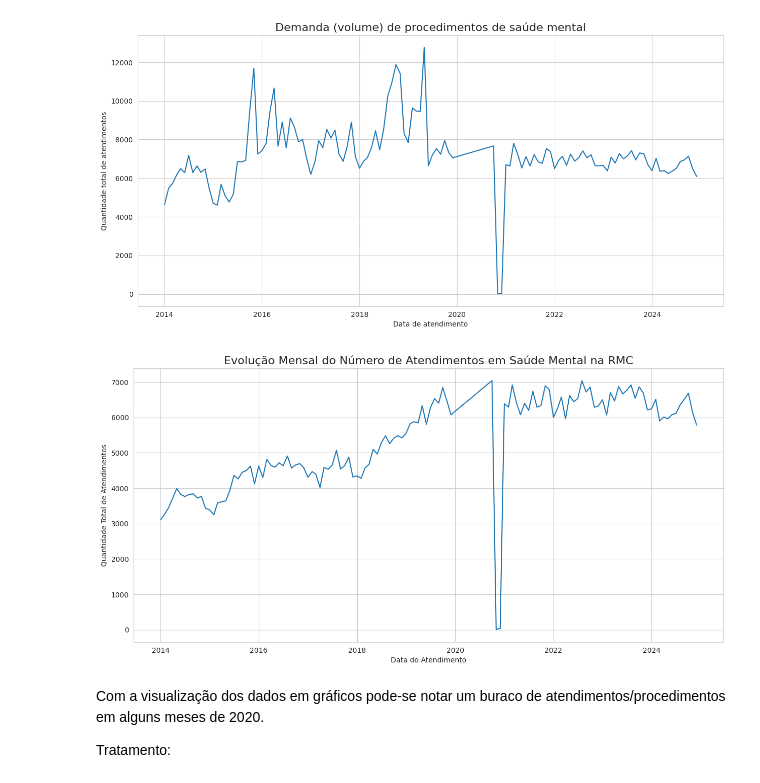
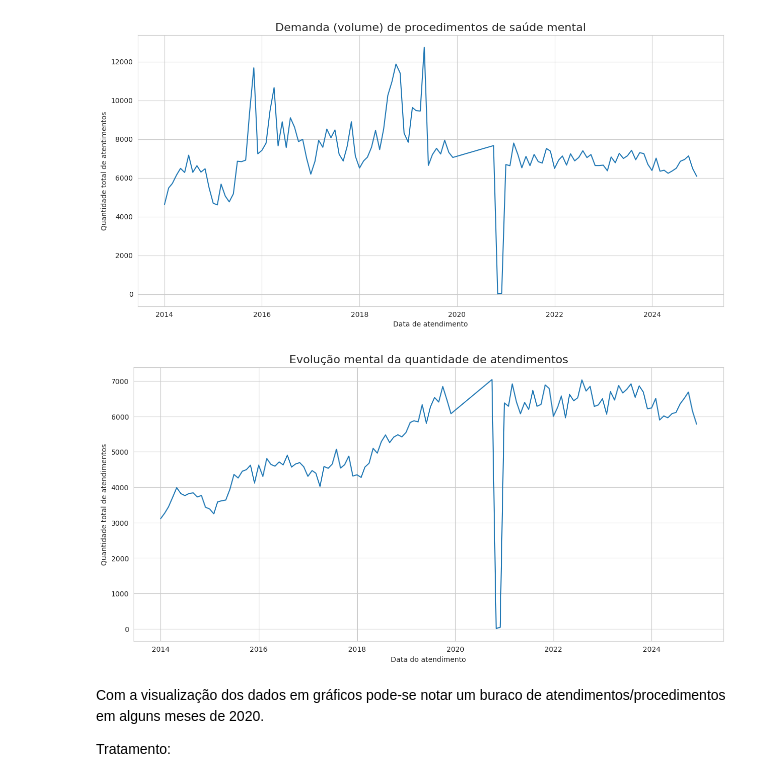
Before and after one commit to maria-exe/Saude-Mental-Curitiba-Regiao, a Jupyter notebook: notebooks/02-analise-exploratoria.ipynb, the cells around one changed output. Cells and saved outputs as stored; diff of their text form; code cells hidden in the pictures.

```diff
--- a/notebooks/02-analise-exploratoria.ipynb
+++ b/notebooks/02-analise-exploratoria.ipynb
@@ -8,7 +8,7 @@ import matplotlib.pyplot as plt
 import seaborn as sns
 import numpy as np
 # %%
-caminho = '../data/processed/dados_limpos.csv'
+caminho = '../data/processed/dados_brilhando_muitoo_mesmo.csv'
 df_analise = pd.read_csv(caminho)
 # %%
 df_analise.columns
@@ -50,16 +50,16 @@ plt.show()
 # %%
 sns.set_style("whitegrid")
 plt.rcParams['figure.figsize'] = [15, 7]
 
 atendimentos_por_mes = df_analise.groupby(['ano_atendimento', 'mes_atendimento'])['quantidade_atendimentos'].sum().reset_index()
 atendimentos_por_mes['data'] = pd.to_datetime(atendimentos_por_mes['ano_atendimento'].astype(str) + '-' + atendimentos_por_mes['mes_atendimento'].astype(str))
 sns.lineplot(x='data', y='quantidade_atendimentos', data=atendimentos_por_mes)
-plt.title('Evolução Mensal do Número de Atendimentos em Saúde Mental na RMC', fontsize=16)
-plt.xlabel('Data do Atendimento')
-plt.ylabel('Quantidade Total de Atendimentos')
+plt.title('Evolução mental da quantidade de atendimentos', fontsize=16)
+plt.xlabel('Data do atendimento')
+plt.ylabel('Quantidade total de atendimentos')
 plt.show()
 # %% [output]
-[figure, old version]
+[figure, new version]
 # %% [markdown]
 Com a visualização dos dados em gráficos pode-se notar um buraco de atendimentos/procedimentos em alguns meses de 2020.
 
```
Also changed, not shown: parts of 11 cells of this notebook.
